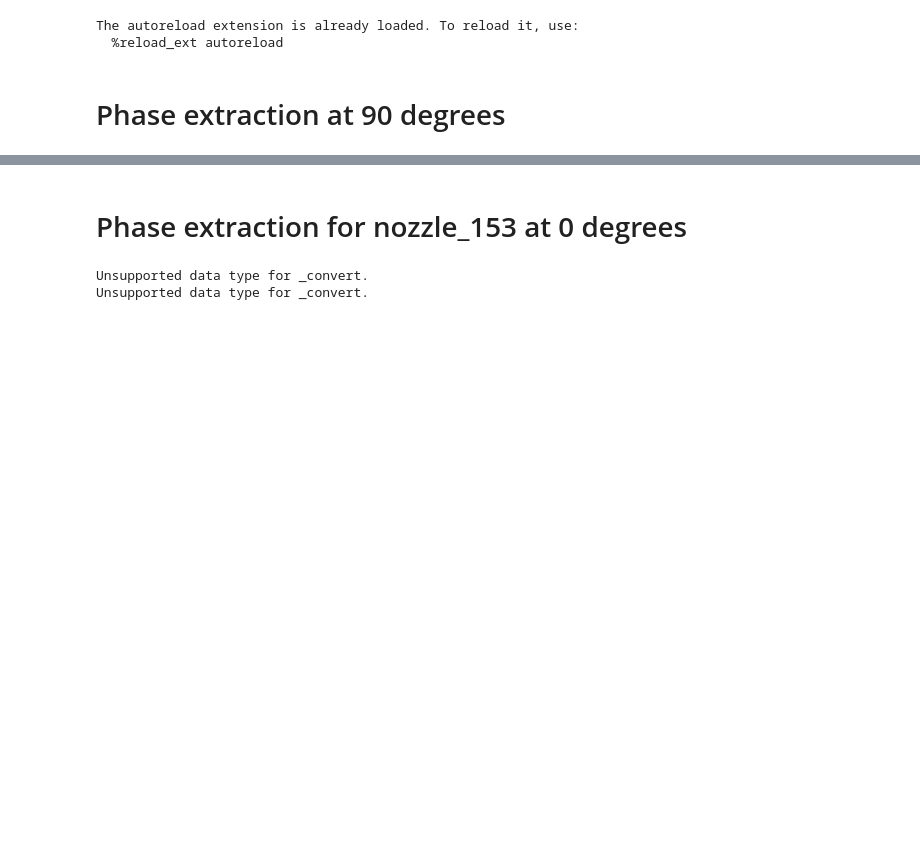
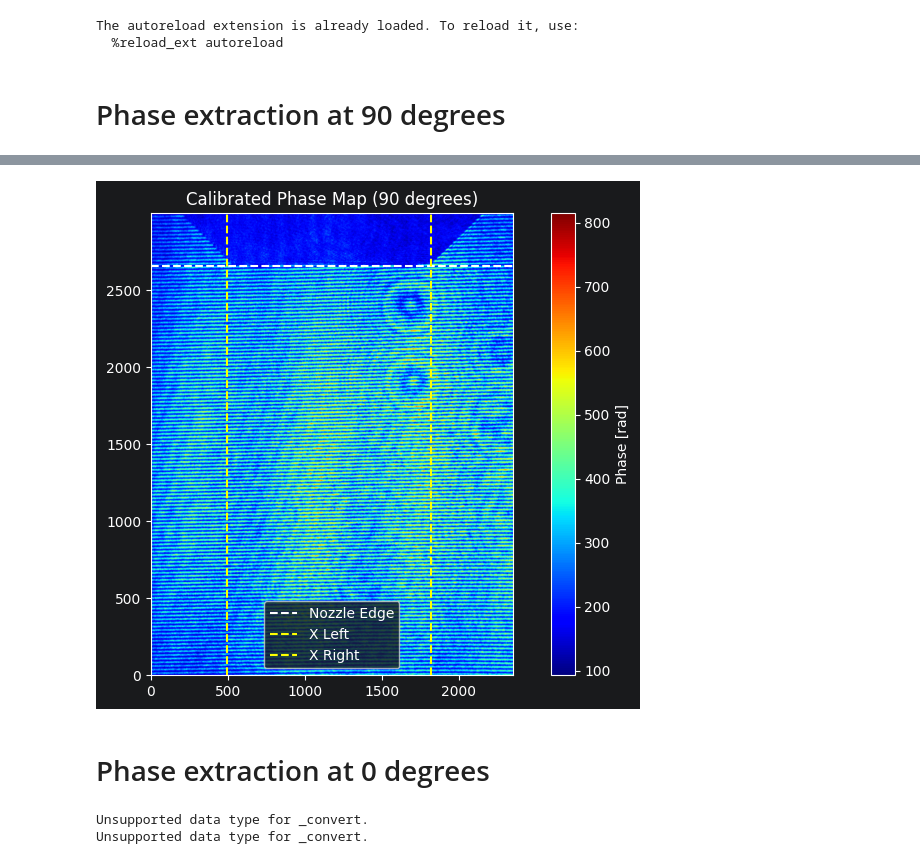
Before and after one commit to MalkaTargetry/nozzle_analysis, a Jupyter notebook: notebooks/nozzle_153.ipynb, the cells around one changed output, grey strips where cells are left out. Cells and saved outputs as stored; diff of their text form; code cells hidden in the pictures; blank space fills up the shorter version.

```diff
--- a/notebooks/nozzle_153.ipynb
+++ b/notebooks/nozzle_153.ipynb
@@ -49,5 +54,18 @@ Unsupported data type for _convert.
+# %%
+# show the calibrated phase map with the x range and nozzle edge
+plt.figure(figsize=(10, 6))
+plt.imshow(exp_roi, origin="lower", cmap="jet")
+plt.axhline(ref_edge, color="white", linestyle="--", label="Nozzle Edge")
+plt.axvline(x_left, color="yellow", linestyle="--", label="X Left")
+plt.axvline(x_right, color="yellow", linestyle="--", label="X Right")
+plt.title("Calibrated Phase Map (90 degrees)")
+plt.colorbar(label="Phase [rad]")
+plt.legend()
+plt.show()
+# %% [output]
+[figure, added]
 # %% [markdown]
-# Phase extraction for nozzle_153 at 0 degrees
+# Phase extraction at 0 degrees
 # %%
 
 hdf5_path = r"C:\Users\vmlab\Documents\data\files\2026\09\23\nozzle_153\Ar_5_bar\0_deg"
```
Also changed, not shown: parts of 8 cells of this notebook, 3 other files.
